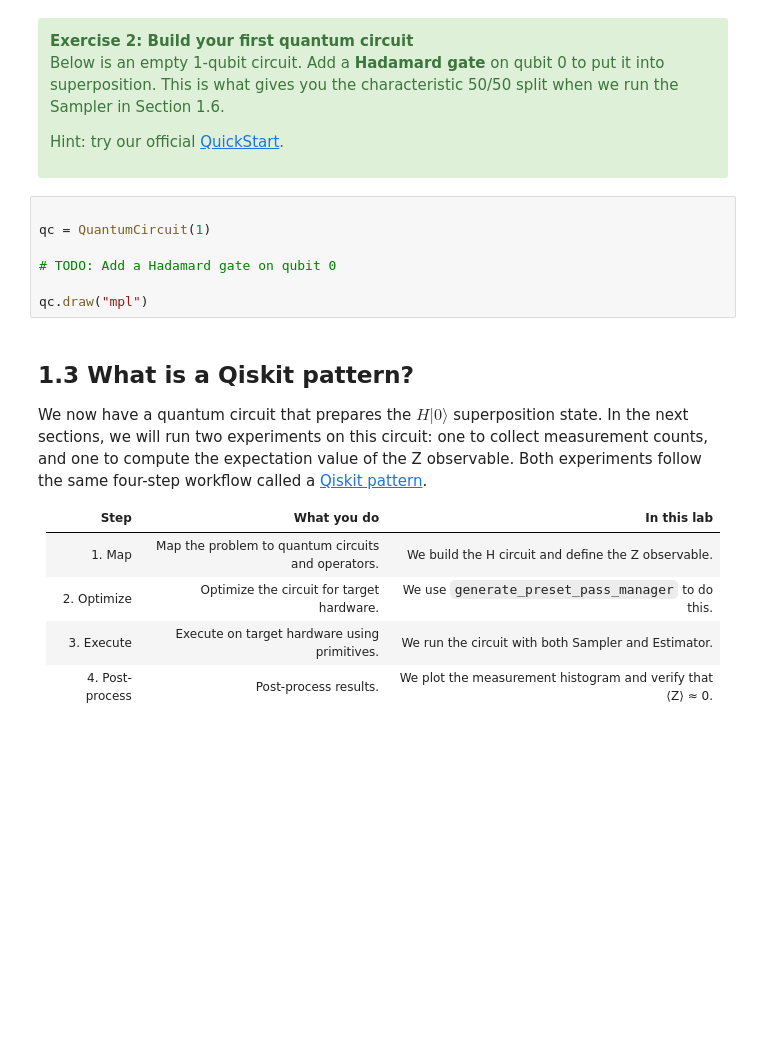
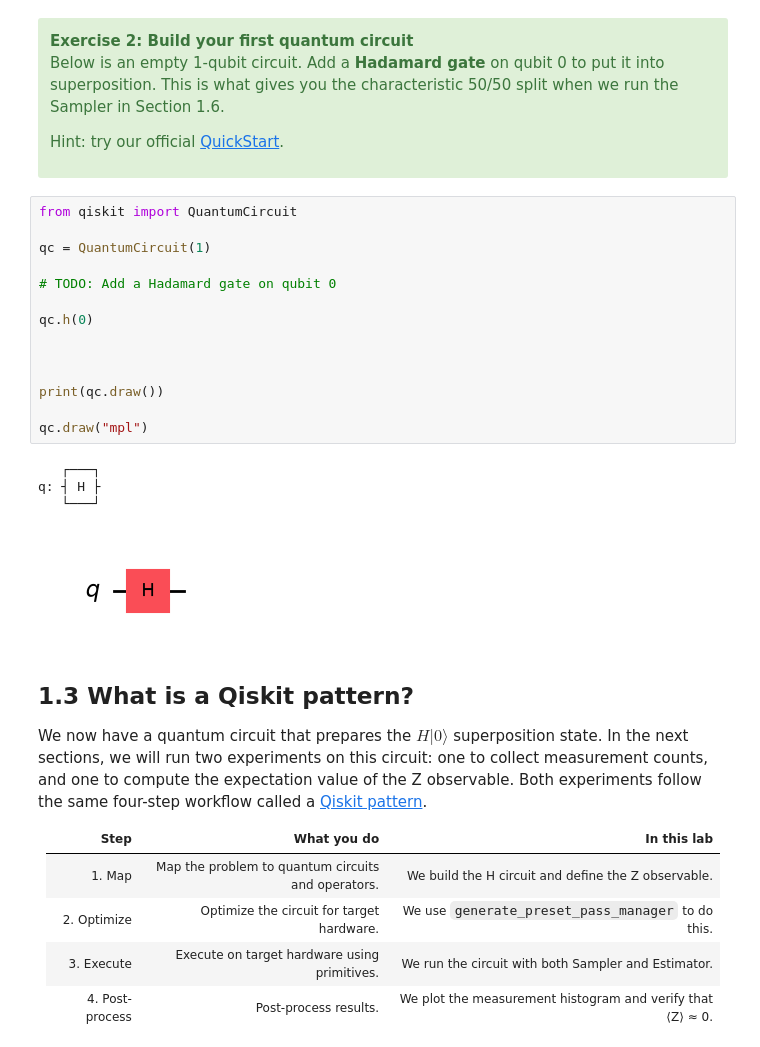
Before and after one commit to mamuzic/qgss-2026, a Jupyter notebook: lab-0/QGSS2026_Lab0.ipynb, the cells around one changed output. Drawn from its saved outputs; the diff is of its cells as text; blank space fills up the shorter version.

```diff
--- a/lab-0/QGSS2026_Lab0.ipynb
+++ b/lab-0/QGSS2026_Lab0.ipynb
@@ -181,12 +203,24 @@ Hint: try our official [QuickStart](https://quantum.cloud.ibm.com/docs/guides/qu
 
 </div>
 # %%
+from qiskit import QuantumCircuit
 
 qc = QuantumCircuit(1)
 
 # TODO: Add a Hadamard gate on qubit 0
 
+qc.h(0)
+
+
+
+print(qc.draw())
+
 qc.draw("mpl")
+# %% [output]
+   ┌───┐
+q: ┤ H ├
+   └───┘
+[figure, added]
 # %% [markdown]
 ## 1.3 What is a Qiskit pattern?
 
```
Also changed, not shown: parts of 26 cells of this notebook, 2 other files.
